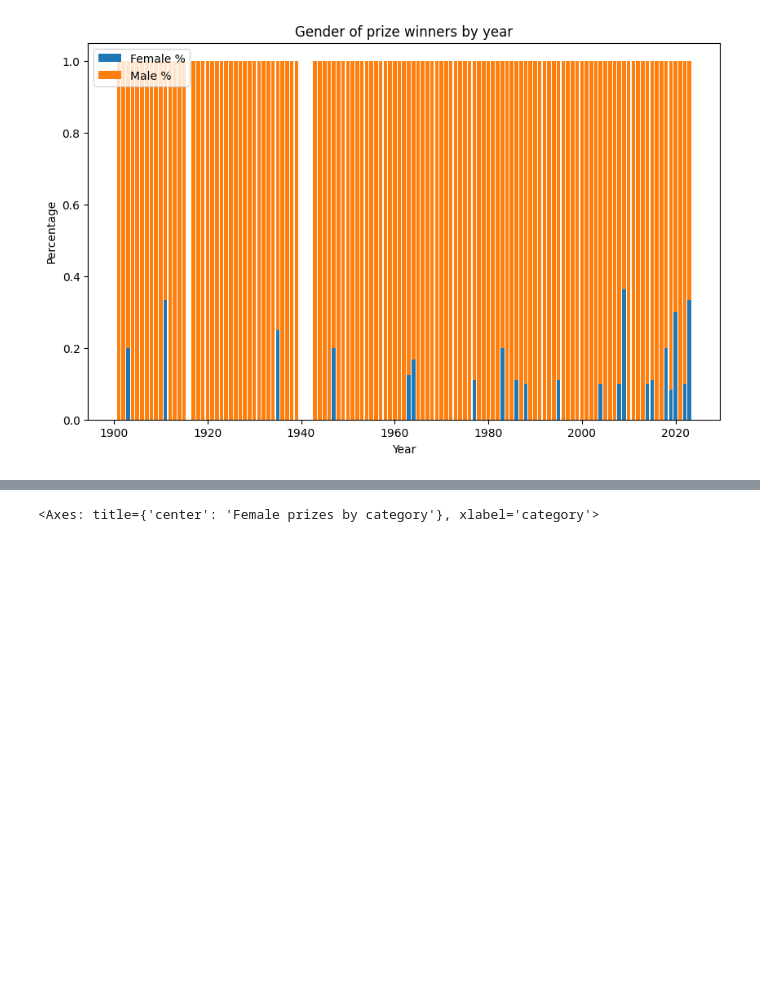
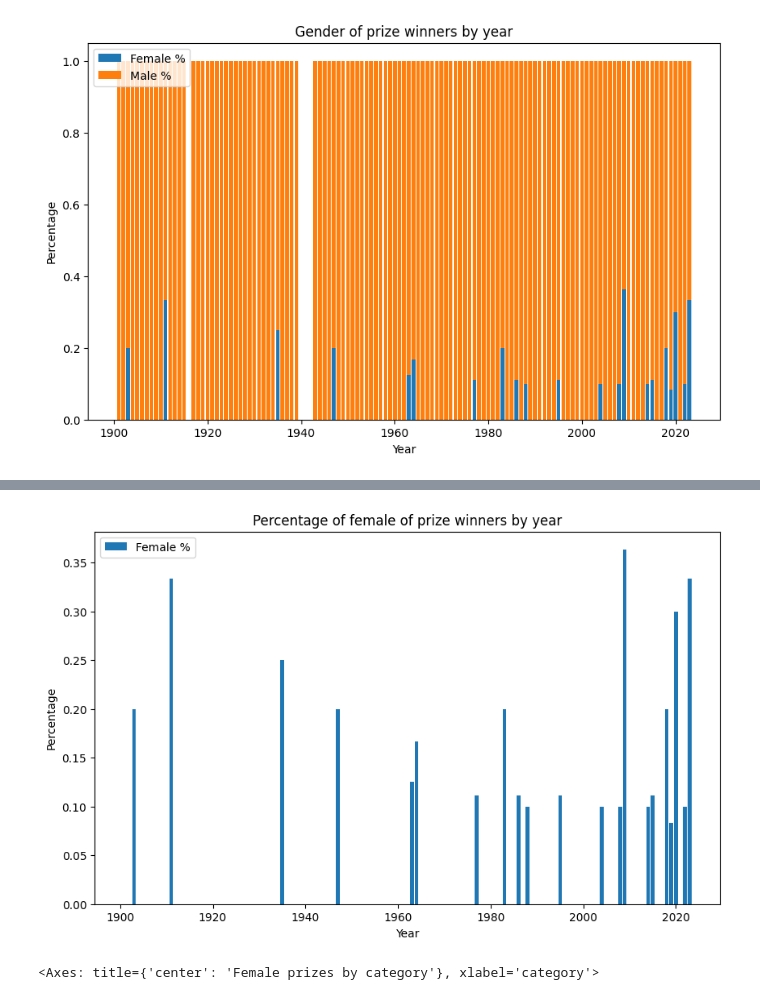
Before and after one commit to chris-creditdesign/nobels-data-investigation, a Jupyter notebook: gender-of-prize-winners.ipynb, the cells around one changed output, grey strips where cells are left out. Saved outputs shown, nothing was run; the diff lists cells and outputs as text; code cells hidden in the pictures; blank space fills up the shorter version.

```diff
--- a/gender-of-prize-winners.ipynb
+++ b/gender-of-prize-winners.ipynb
@@ -183,3 +232,16 @@ plt.show()
+# %%
+# Plot the percentage
+plt.figure(figsize=(10, 6))
+plt.bar(gender_unstack.index, gender_unstack['female_percentage'], label='Female %')
+
+plt.xlabel('Year')
+plt.ylabel('Percentage')
+plt.title('Percentage of female of prize winners by year')
+plt.legend(loc='upper left')
+
+plt.show()
+# %% [output]
+[figure, added]
 # %%
 female_winners = df[df['gender'] == "female"]
 # %%
```
Also changed, not shown: parts of 7 cells of this notebook.
